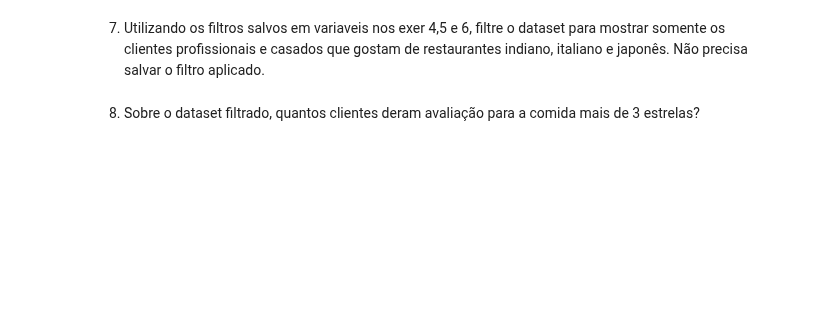
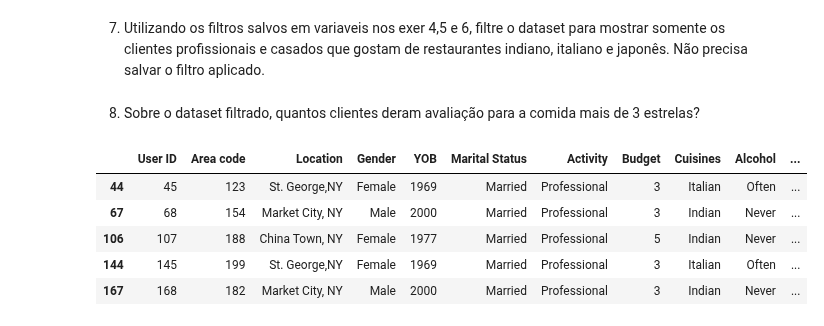
Before and after one commit to allansuzuki/ADA_classes, a Jupyter notebook: DS-PY-Data-Science/DS-PY-018 ANÁLISE EXPLORATÓRIA DE DADOS/Material do Aluno/Aula1_Intro_Pandas.ipynb, the cells around one changed output. Saved outputs shown, nothing was run; the diff lists cells and outputs as text; code cells hidden in the pictures; blank space fills up the shorter version.

```diff
--- a/DS-PY-Data-Science/DS-PY-018 ANÁLISE EXPLORATÓRIA DE DADOS/Material do Aluno/Aula1_Intro_Pandas.ipynb
+++ b/DS-PY-Data-Science/DS-PY-018 ANÁLISE EXPLORATÓRIA DE DADOS/Material do Aluno/Aula1_Intro_Pandas.ipynb
@@ -310,0 +380,9 @@ Salve o filtro (máscaras booleanas) em uma variável.
+# %%
+df_filtrado[df_filtrado['Food Rating']>3]
+# %% [output]
+|  | User ID | Area code | Location | Gender | YOB | Marital Status | Activity | Budget | Cuisines | Alcohol | ... |
+| 44 | 45 | 123 | St. George,NY | Female | 1969 | Married | Professional | 3 | Italian | Often | ... |
+| 67 | 68 | 154 | Market City, NY | Male | 2000 | Married | Professional | 3 | Indian | Never | ... |
+| 106 | 107 | 188 | China Town, NY | Female | 1977 | Married | Professional | 5 | Indian | Never | ... |
+| 144 | 145 | 199 | St. George,NY | Female | 1969 | Married | Professional | 3 | Italian | Often | ... |
+| 167 | 168 | 182 | Market City, NY | Male | 2000 | Married | Professional | 3 | Indian | Never | ... |
```
Also changed, not shown: parts of 14 cells of this notebook.
